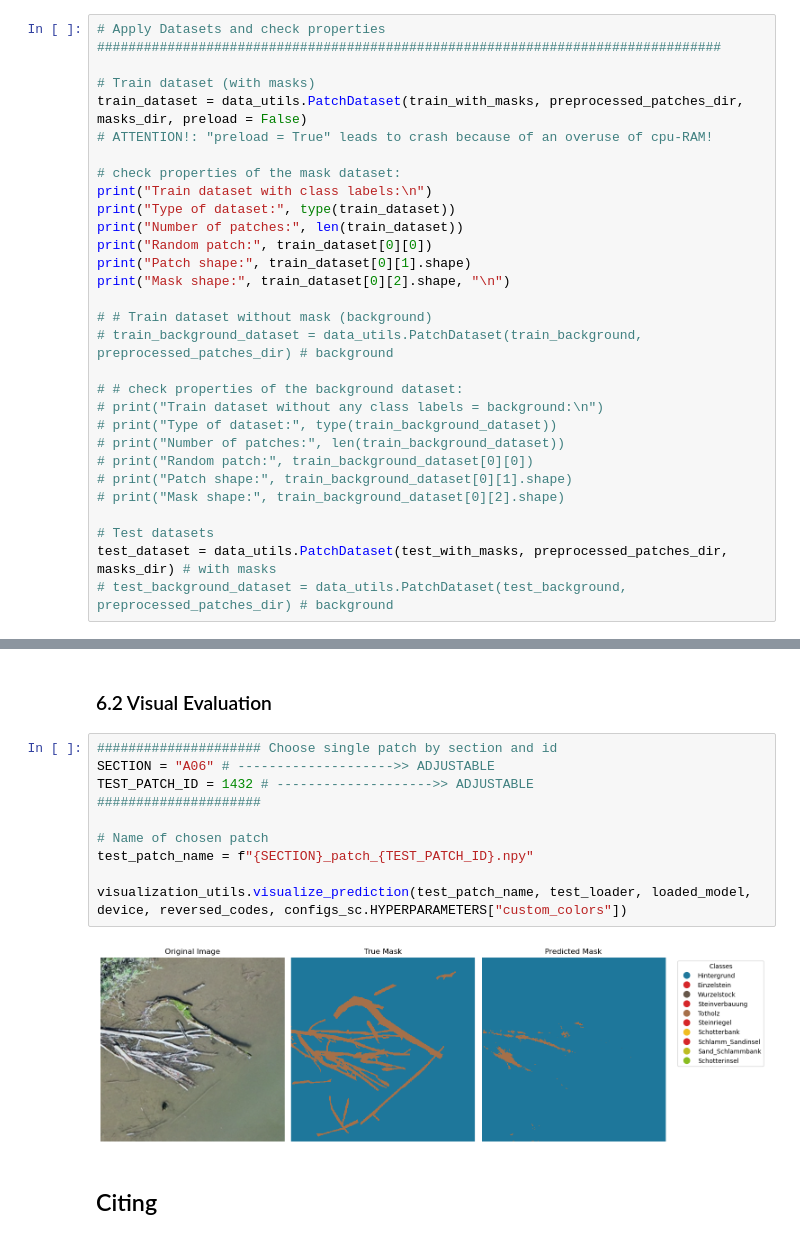
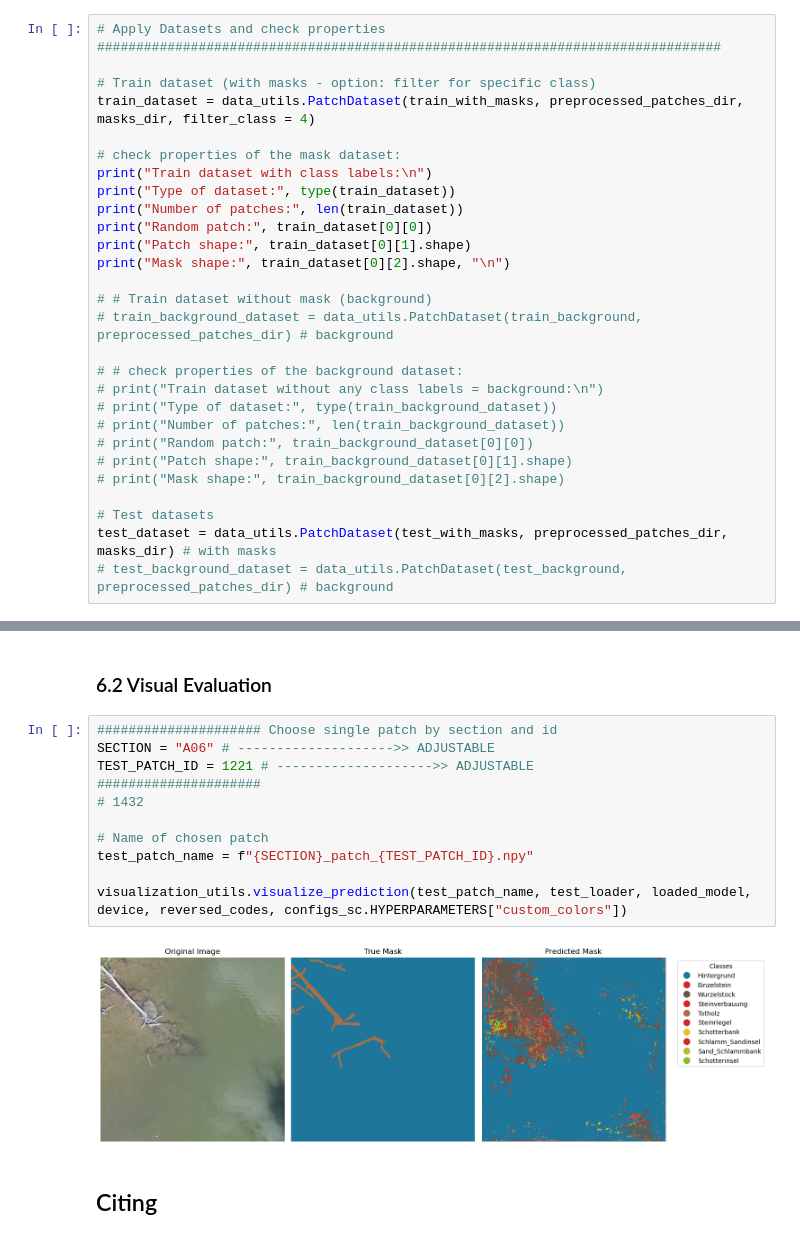
Before and after one commit to hiebschi/MoSE, a Jupyter notebook: notebooks/02_training.ipynb, the cells around one changed output, grey strips where cells are left out. Cells and saved outputs as stored; diff of their text form.

```diff
--- a/notebooks/02_training.ipynb
+++ b/notebooks/02_training.ipynb
@@ -315,9 +307,8 @@ Test background: 0
 # Apply Datasets and check properties
 ################################################################################
 
-# Train dataset (with masks)
-train_dataset = data_utils.PatchDataset(train_with_masks, preprocessed_patches_dir, masks_dir, preload = False)
-# ATTENTION!: "preload = True" leads to crash because of an overuse of cpu-RAM!
+# Train dataset (with masks - option: filter for specific class)
+train_dataset = data_utils.PatchDataset(train_with_masks, preprocessed_patches_dir, masks_dir, filter_class = 4)
 
 # check properties of the mask dataset:
 print("Train dataset with class labels:\n")
@@ -702,15 +846,16 @@ evaluation_utils.evaluate_model_with_testdata(
 # %%
 ##################### Choose single patch by section and id
 SECTION = "A06" # -------------------->> ADJUSTABLE
-TEST_PATCH_ID = 1432 # -------------------->> ADJUSTABLE
+TEST_PATCH_ID = 1221 # -------------------->> ADJUSTABLE
 #####################
+# 1432
 
 # Name of chosen patch
 test_patch_name = f"{SECTION}_patch_{TEST_PATCH_ID}.npy"
 
 visualization_utils.visualize_prediction(test_patch_name, test_loader, loaded_model, device, reversed_codes, configs_sc.HYPERPARAMETERS["custom_colors"])
 # %% [output]
-[figure, old version]
+[figure, new version]
 # %% [markdown]
 ## Citing
 # %%
```
Also changed, not shown: parts of 15 cells of this notebook, 3 other files.
